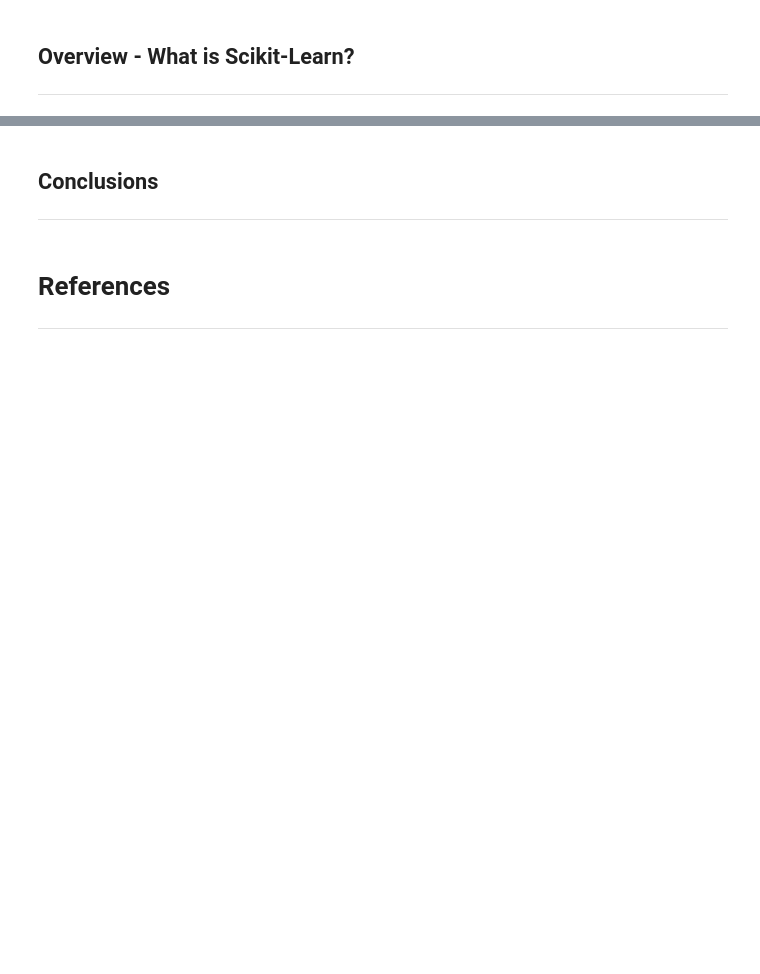
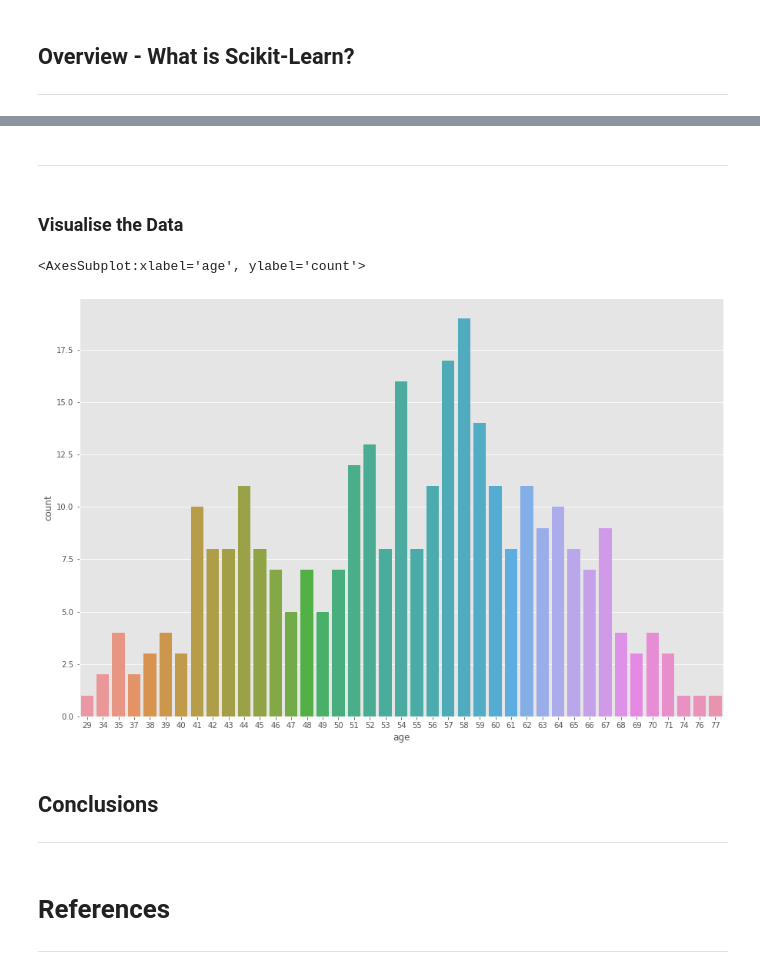
Before and after one commit to OwenKe11y/Emerging-Technologies-2021, a Jupyter notebook: project_notebooks/scikit-learn.ipynb, the cells around one changed output, grey strips where cells are left out. Drawn from its saved outputs; the diff is of its cells as text; code cells hidden in the pictures; blank space fills up the shorter version.

Commit message:
Added a few graphs and visualisations to scikit learn notebook

```diff
--- a/project_notebooks/scikit-learn.ipynb
+++ b/project_notebooks/scikit-learn.ipynb
@@ -23,0 +67,6 @@ Scikit-learn provides a range of supervised and unsupervised learning algorithms
+# %%
+# Standard plot size.
+plt.rcParams['figure.figsize'] = (15, 10)
+
+# Standard colour scheme.
+plt.style.use('ggplot')
@@ -23,0 +75,3 @@ Scikit-learn provides a range of supervised and unsupervised learning algorithms
+# %%
+# Load the wine data set from a file path.
+heart = pd.read_csv("heart.csv")
@@ -24,3 +108,13 @@ Scikit-learn provides a range of supervised and unsupervised learning algorithms
+# %% [markdown]
+***
+# %% [markdown]
+### <b>Visualise the Data</b>
+# %%
+# Showcasing most comman ages heart disease occurs
+sns.countplot(data = heart, x = heart['age'])
+# %% [output]
+<AxesSubplot:xlabel='age', ylabel='count'>
+[figure, added]
 # %% [markdown]
 ## Conclusions
 ***
```
Also changed, not shown: parts of 13 cells of this notebook.
